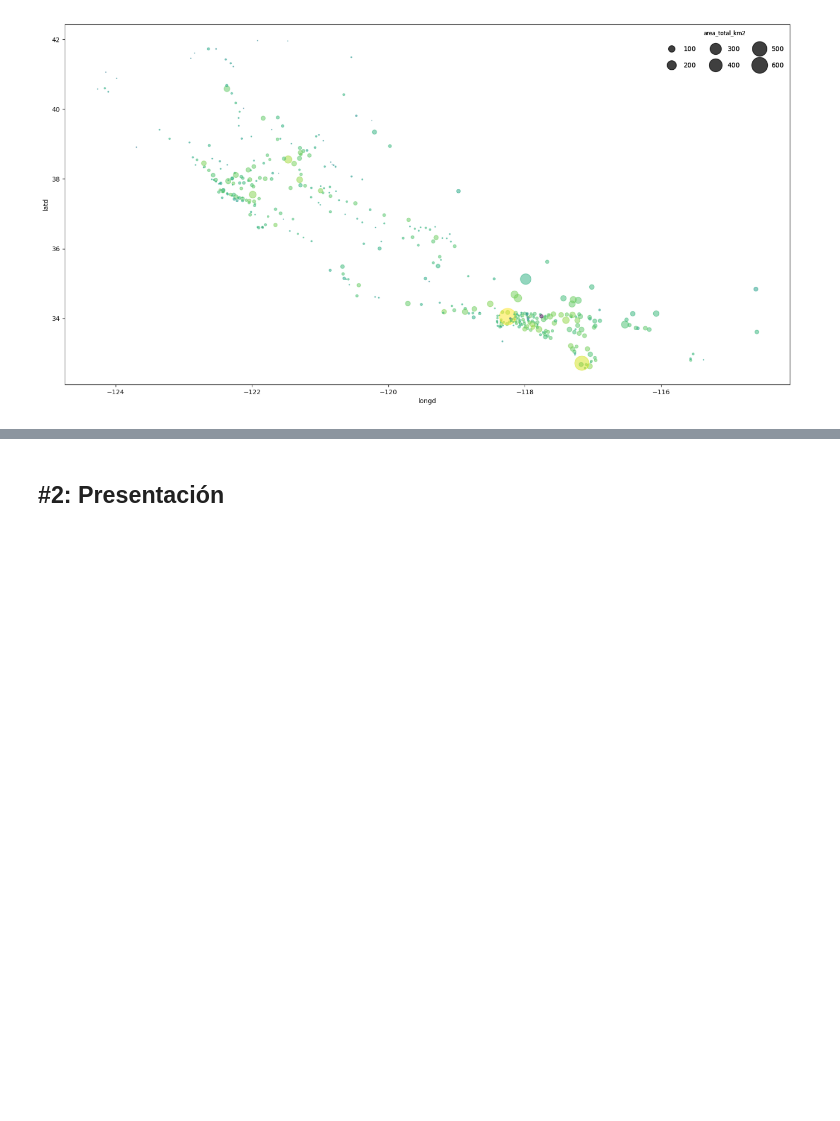
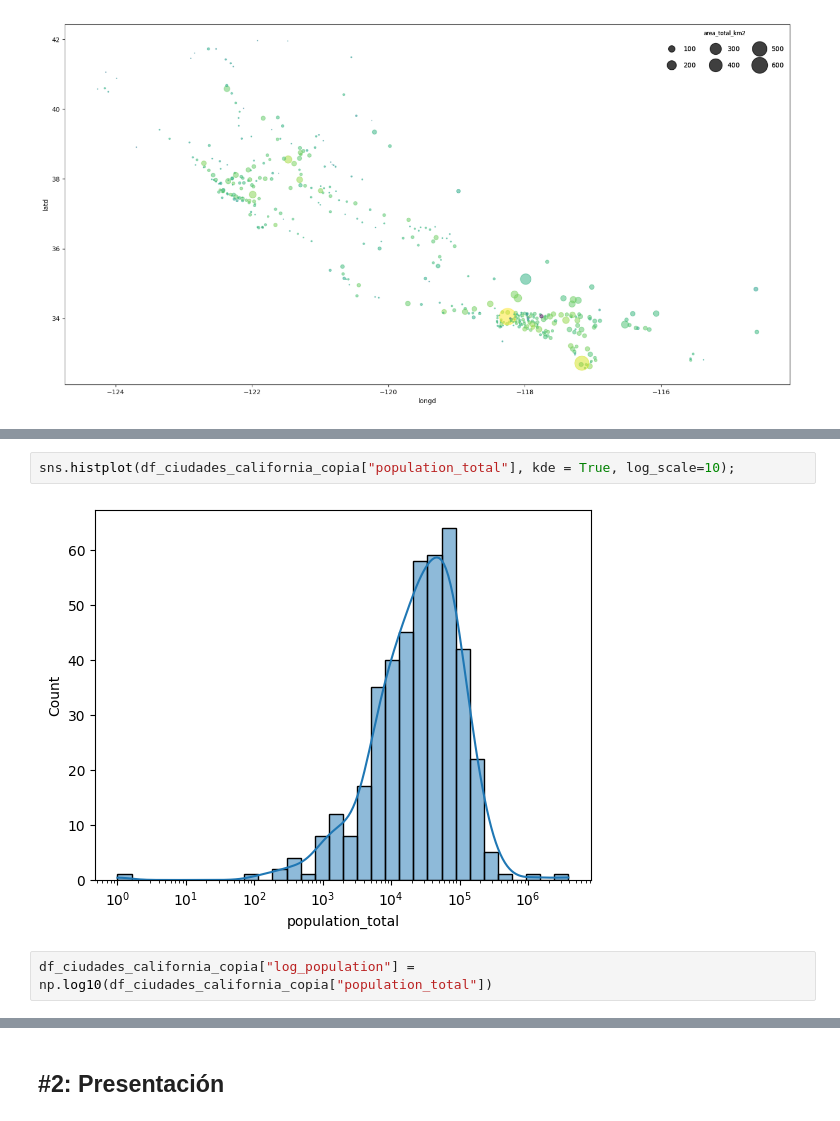
Before and after one commit to Juditga97/DSOnline_Sept25_JuditGarcia, a Jupyter notebook: 03_Data_Analysis/Sprint_08/Unidad_02_Visualizacion_Avanzada_Seaborn/03_Practica_Obligatoria/18_Practica_Obligatoria_Visualizacion_Avanzada_JuditGarcia.ipynb, the cells around one changed output, grey strips where cells are left out. Cells and saved outputs as stored; diff of their text form; blank space fills up the shorter version.

```diff
--- a/03_Data_Analysis/Sprint_08/Unidad_02_Visualizacion_Avanzada_Seaborn/03_Practica_Obligatoria/18_Practica_Obligatoria_Visualizacion_Avanzada_JuditGarcia.ipynb
+++ b/03_Data_Analysis/Sprint_08/Unidad_02_Visualizacion_Avanzada_Seaborn/03_Practica_Obligatoria/18_Practica_Obligatoria_Visualizacion_Avanzada_JuditGarcia.ipynb
@@ -117,0 +208,6 @@ Un ejemplo de como podría salir para que lo tengas de referencia: (olvidate de
+# %%
+sns.histplot(df_ciudades_california_copia["population_total"], kde = True, log_scale=10);
+# %% [output]
+[figure, added]
+# %%
+df_ciudades_california_copia["log_population"] = np.log10(df_ciudades_california_copia["population_total"])
```
Also changed, not shown: parts of 14 cells of this notebook.
